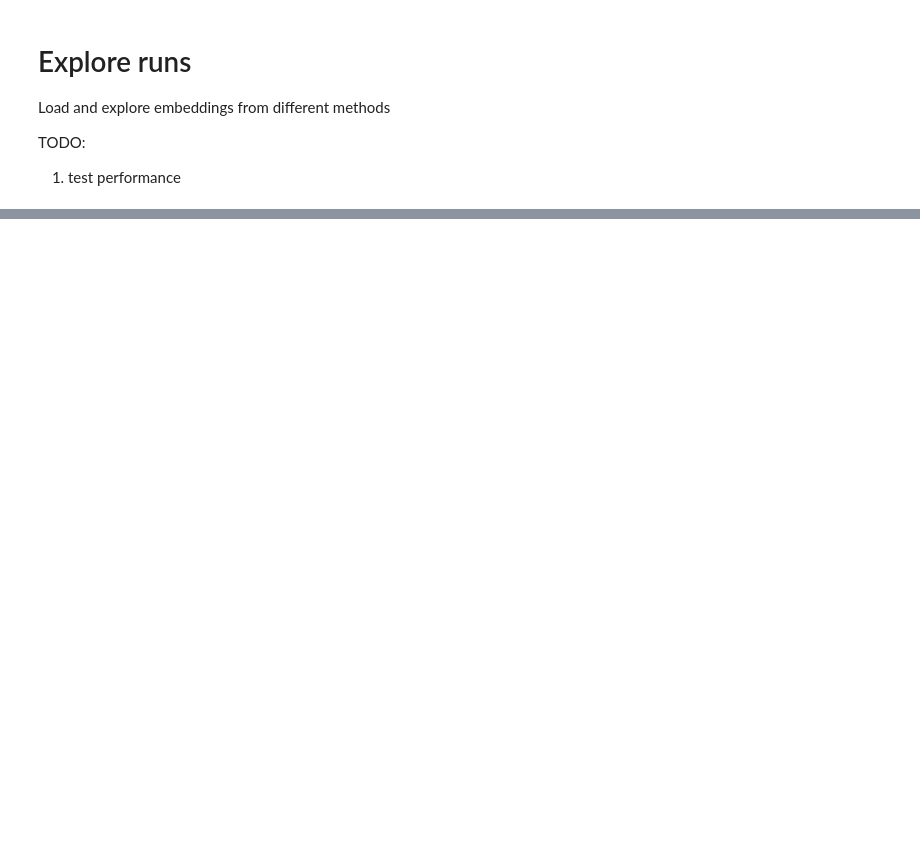
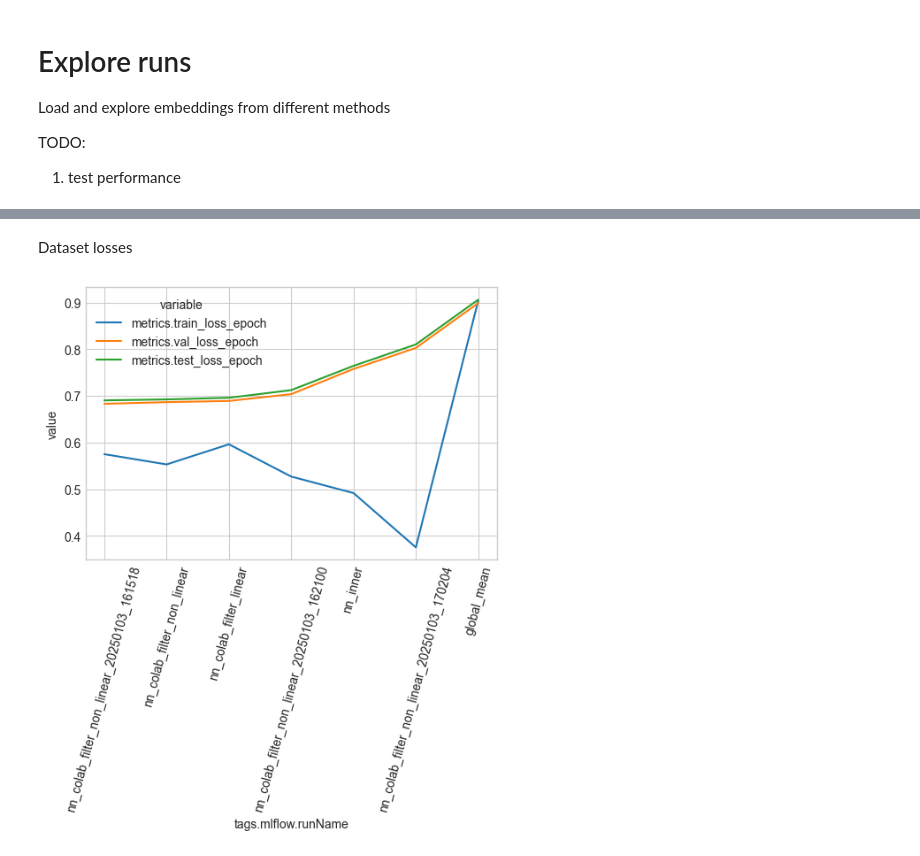
Before and after one commit to stanton119/data-analysis, a Jupyter notebook: neural_networks/movie_lens/rating_prediction/explore_runs.ipynb, the cells around one changed output, grey strips where cells are left out. Cells and saved outputs as stored; diff of their text form; code cells hidden in the pictures; blank space fills up the shorter version.

Commit message:
movie lens rating prediction

```diff
--- a/neural_networks/movie_lens/rating_prediction/explore_runs.ipynb
+++ b/neural_networks/movie_lens/rating_prediction/explore_runs.ipynb
@@ -23,0 +24,20 @@ Training logs
+# %%
+import mlflow
+
+experiment = mlflow.get_experiment_by_name("movie_lens_rating_prediction")
+runs_df = mlflow.search_runs(experiment_ids=[experiment.experiment_id])
+runs_df = pl.DataFrame(runs_df)
+
+start_cols = [
+    "tags.mlflow.runName",
+    "params.layer_sizes",
+    "params.embedding_dim",
+    "params.learning_rate",
+    "metrics.epoch",
+    "metrics.train_loss_epoch",
+    "metrics.val_loss_epoch",
+    "metrics.test_loss_epoch",
+]
+runs_df.select(
+    start_cols + [col for col in runs_df.columns if col not in start_cols]
+).sort("metrics.val_loss_epoch")
@@ -47,0 +81,18 @@ shape: (34, 5)
+# %% [markdown]
+Dataset losses
+# %%
+plot_df = runs_df.sort("metrics.val_loss_epoch").unpivot(
+    index="tags.mlflow.runName",
+    on=[
+        "metrics.train_loss_epoch",
+        "metrics.val_loss_epoch",
+        "metrics.test_loss_epoch",
+    ],
+)
+
+fig, ax = plt.subplots(figsize=(6, 4))
+sns.lineplot(data=plot_df, x="tags.mlflow.runName", y="value", hue="variable", ax=ax)
+ax.tick_params(axis="x", labelrotation=75)
+fig.show()
+# %% [output]
+[figure, added]
```
Also changed, not shown: parts of 5 cells of this notebook, 4 other files.
